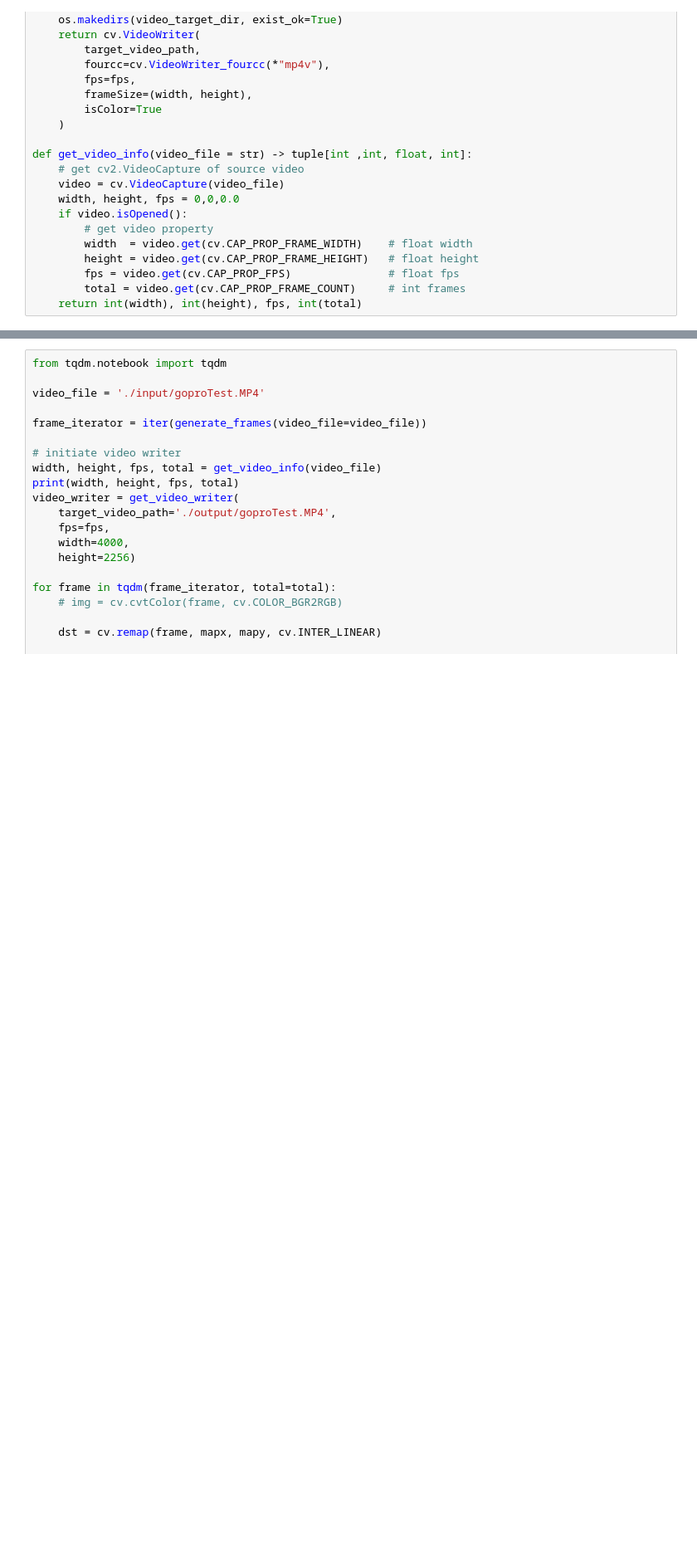
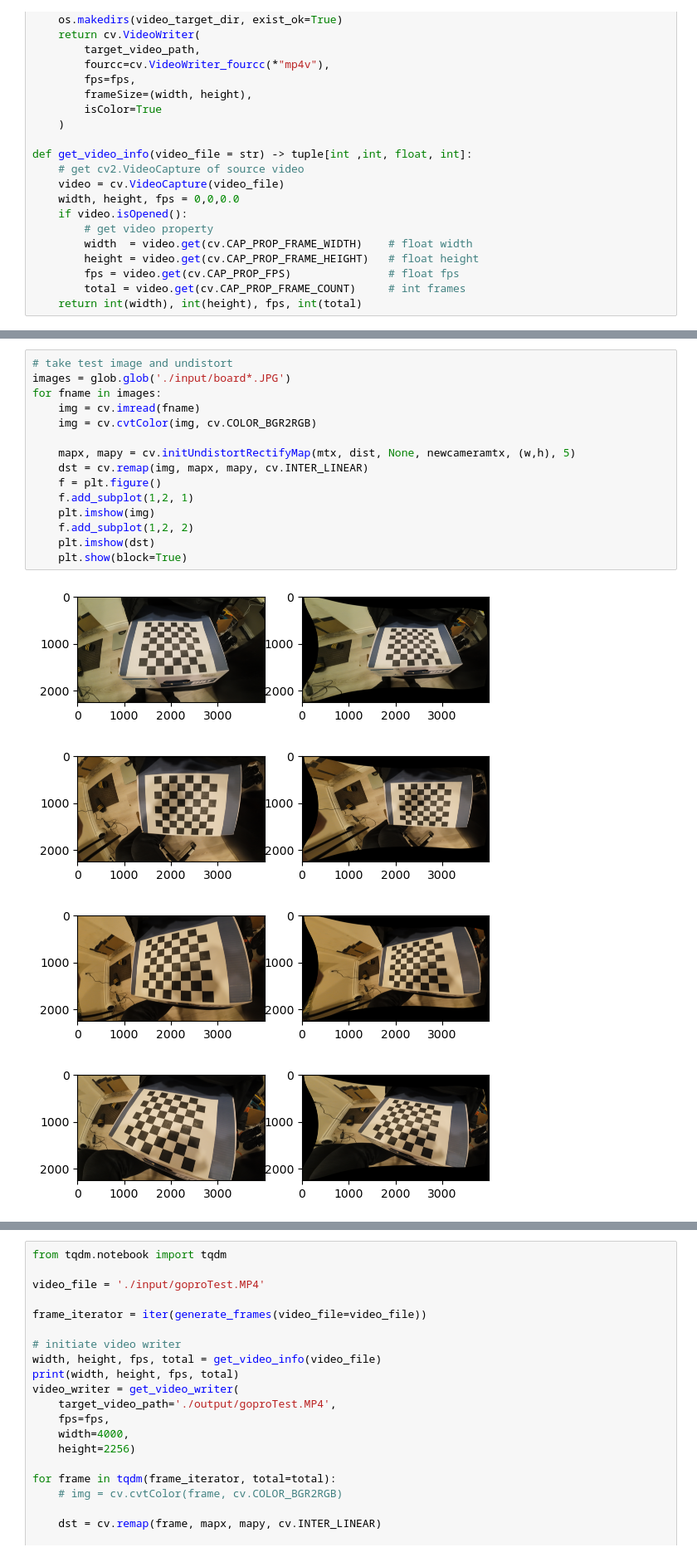
Before and after one commit to CalvQ/DB-PoseEstimation, a Jupyter notebook: gopro_camera_calibration.ipynb, the cells around one changed output, grey strips where cells are left out. Shown at 83% size. Saved outputs shown, nothing was run; the diff lists cells and outputs as text; blank space fills up the shorter version.

Commit message:
working input and output calibrations

```diff
--- a/gopro_camera_calibration.ipynb
+++ b/gopro_camera_calibration.ipynb
@@ -126,0 +176,20 @@ def get_video_info(video_file = str) -> tuple[int ,int, float, int]:
+# %%
+# take test image and undistort
+images = glob.glob('./input/board*.JPG')
+for fname in images:
+    img = cv.imread(fname)
+    img = cv.cvtColor(img, cv.COLOR_BGR2RGB)
+
+    mapx, mapy = cv.initUndistortRectifyMap(mtx, dist, None, newcameramtx, (w,h), 5)
+    dst = cv.remap(img, mapx, mapy, cv.INTER_LINEAR)
+    f = plt.figure()
+    f.add_subplot(1,2, 1)
+    plt.imshow(img)
+    f.add_subplot(1,2, 2)
+    plt.imshow(dst)
+    plt.show(block=True)
+# %% [output]
+[figure, added]
+[figure, added]
+[figure, added]
+[figure, added]
```
Also changed, not shown: parts of 4 cells of this notebook.
